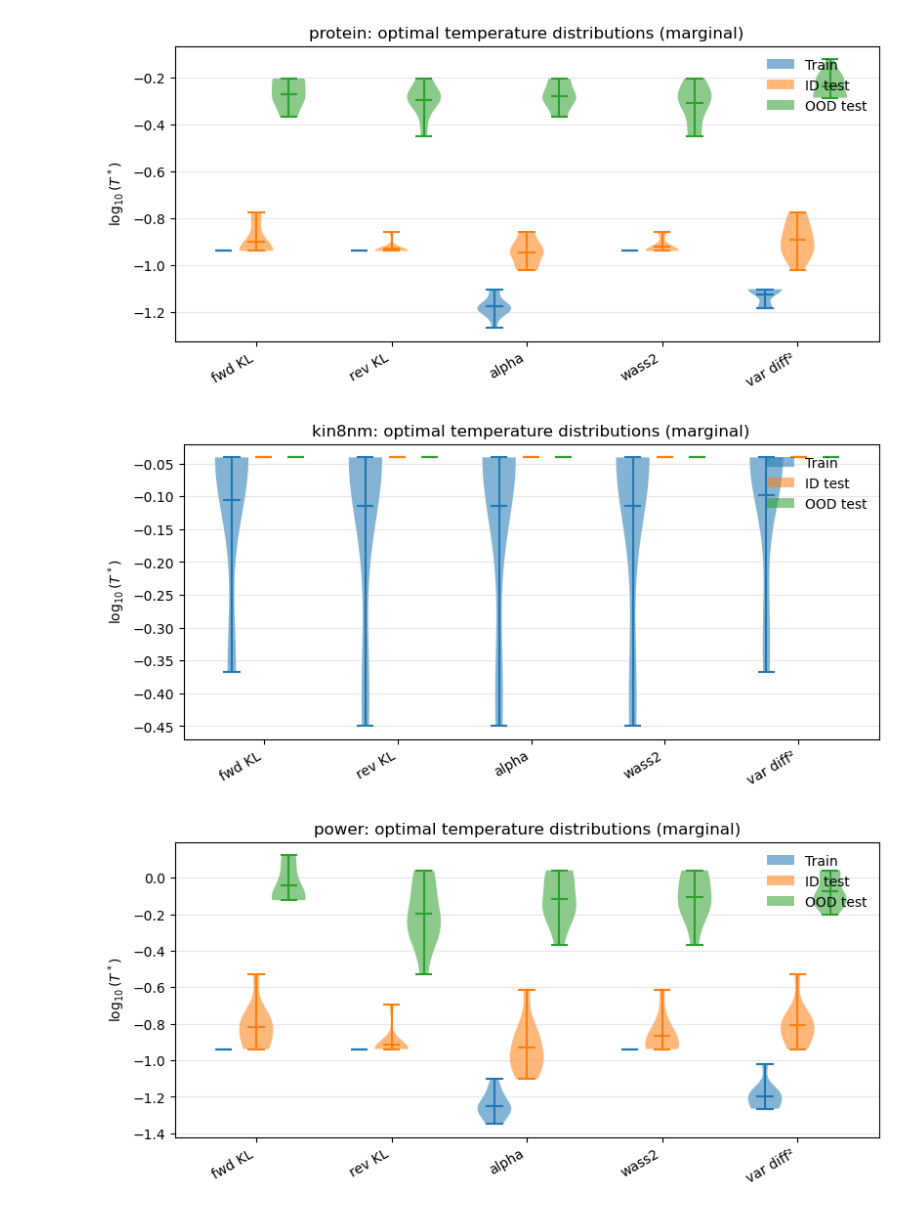
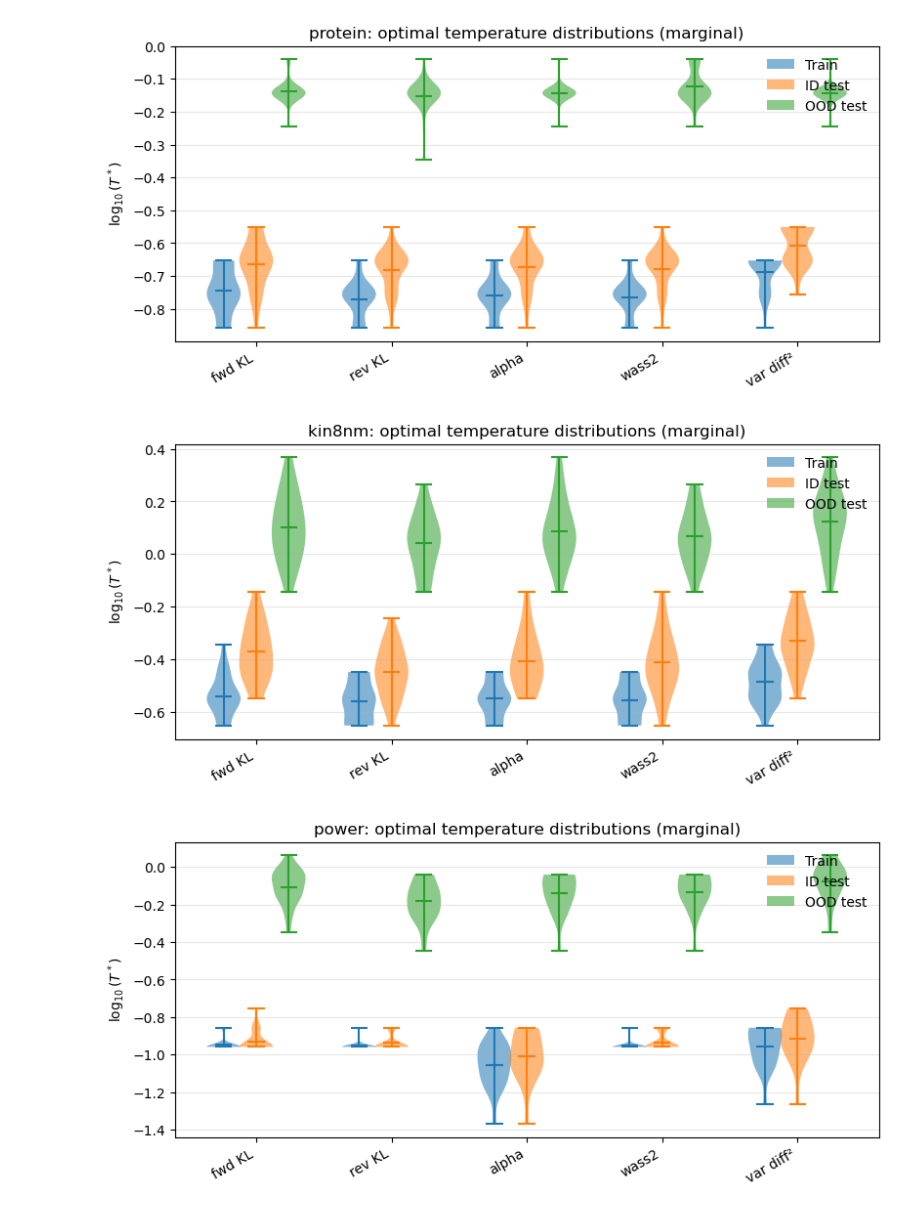
Before and after one commit to jamesacodgers/mfvi-cpe, a Jupyter notebook: play.ipynb, the cells around one changed output. Drawn from its saved outputs; the diff is of its cells as text; code cells hidden in the pictures.

Commit message:
nice violins in play

```diff
--- a/play.ipynb
+++ b/play.ipynb
@@ -4,14 +4,10 @@ from src.linear_utils import id_ood_violin_plots, raw_id_ood_violin_plots
 # %%
-path = "figs/uci/uci_divs_rbf_p=5000_l=learned_results.pt"
+path = "figs/uci/results2/uci_divs_rbf_p=500_l=learned_feat_results.pt"
 
-results_id = torch.load(path, map_location="cpu", weights_only=False)
-
-path = "figs/uci/uci_divs_rbf_p=5000_l=learned_ood_feat_results.pt"
-
-results_ood = torch.load(path, map_location="cpu", weights_only=False)
+results = torch.load(path, map_location="cpu", weights_only=False)
 # %%
 # figs = id_ood_violin_plots(results_id, results_ood, marg_or_joint=True, include_nll=True)
-figs = raw_id_ood_violin_plots(results_id, results_ood, marg_or_joint=True)
+figs = raw_id_ood_violin_plots(results, marg_or_joint=True)
 
 for d, f in figs.items():
     f.show()
@@ -24,3 +20,3 @@ for d, f in figs.items():
-[figure, old version]
+[figure, new version]
-[figure, old version]
+[figure, new version]
-[figure, old version]
+[figure, new version]
```
Also changed, not shown: parts of 2 cells of this notebook, 1 other file.
